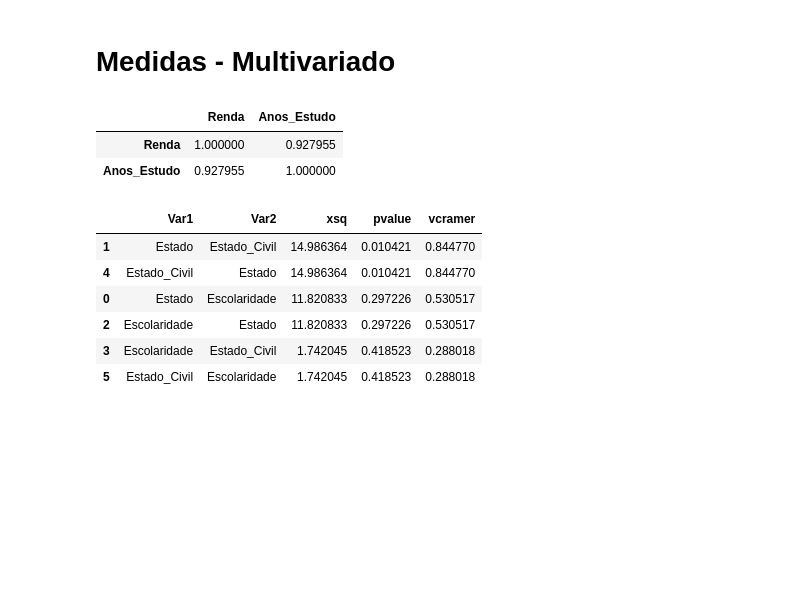
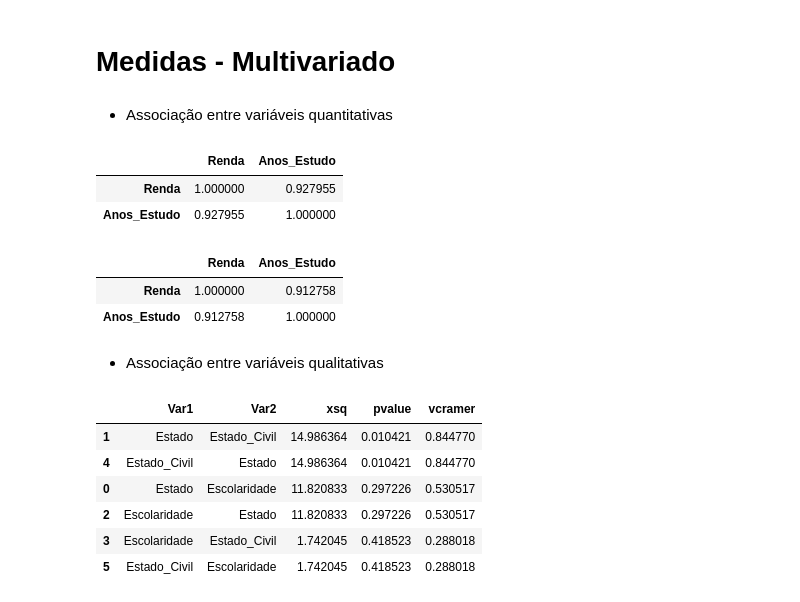
Before and after one commit to GCabral95/Codigos_Analise_Dados, a Jupyter notebook: Analise Exploratória.ipynb, the cells around one changed output. Drawn from its saved outputs; the diff is of its cells as text; code cells hidden in the pictures; blank space fills up the shorter version.

```diff
--- a/Analise Exploratória.ipynb
+++ b/Analise Exploratória.ipynb
@@ -98,6 +103,8 @@ sns.displot(df["Gasto"], bins=5, kde=True) #grafico representando o valor calcul
 [figure]
 # %% [markdown]
 # Medidas - Multivariado
+# %% [markdown]
+* Associação entre variáveis quantitativas
 # %%
 #Correlação de spearman entre colunas quantitativas
 df[['Renda','Anos_Estudo']].corr('spearman')
@@ -105,6 +112,15 @@ df[['Renda','Anos_Estudo']].corr('spearman')
 |  | Renda | Anos_Estudo |
 | Renda | 1.000000 | 0.927955 |
 | Anos_Estudo | 0.927955 | 1.000000 |
+# %%
+#Correlação de pearson entre colunas quantitativas
+df[['Renda','Anos_Estudo']].corr('pearson')
+# %% [output]
+|  | Renda | Anos_Estudo |
+| Renda | 1.000000 | 0.912758 |
+| Anos_Estudo | 0.912758 | 1.000000 |
+# %% [markdown]
+* Associação entre variáveis qualitativas
 # %%
 from scipy.stats import chi2_contingency
 # %%
```
Also changed, not shown: parts of 12 cells of this notebook.
